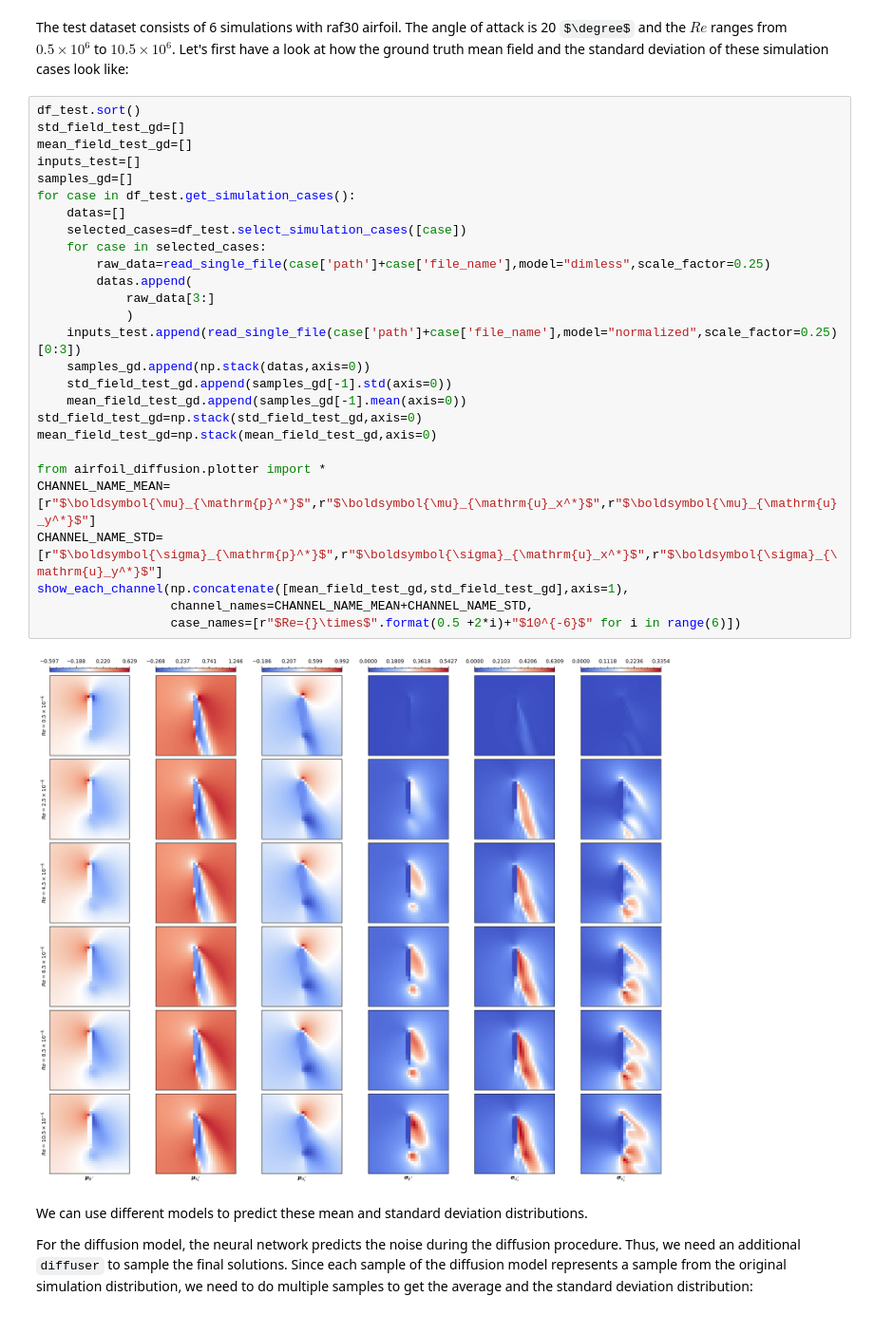
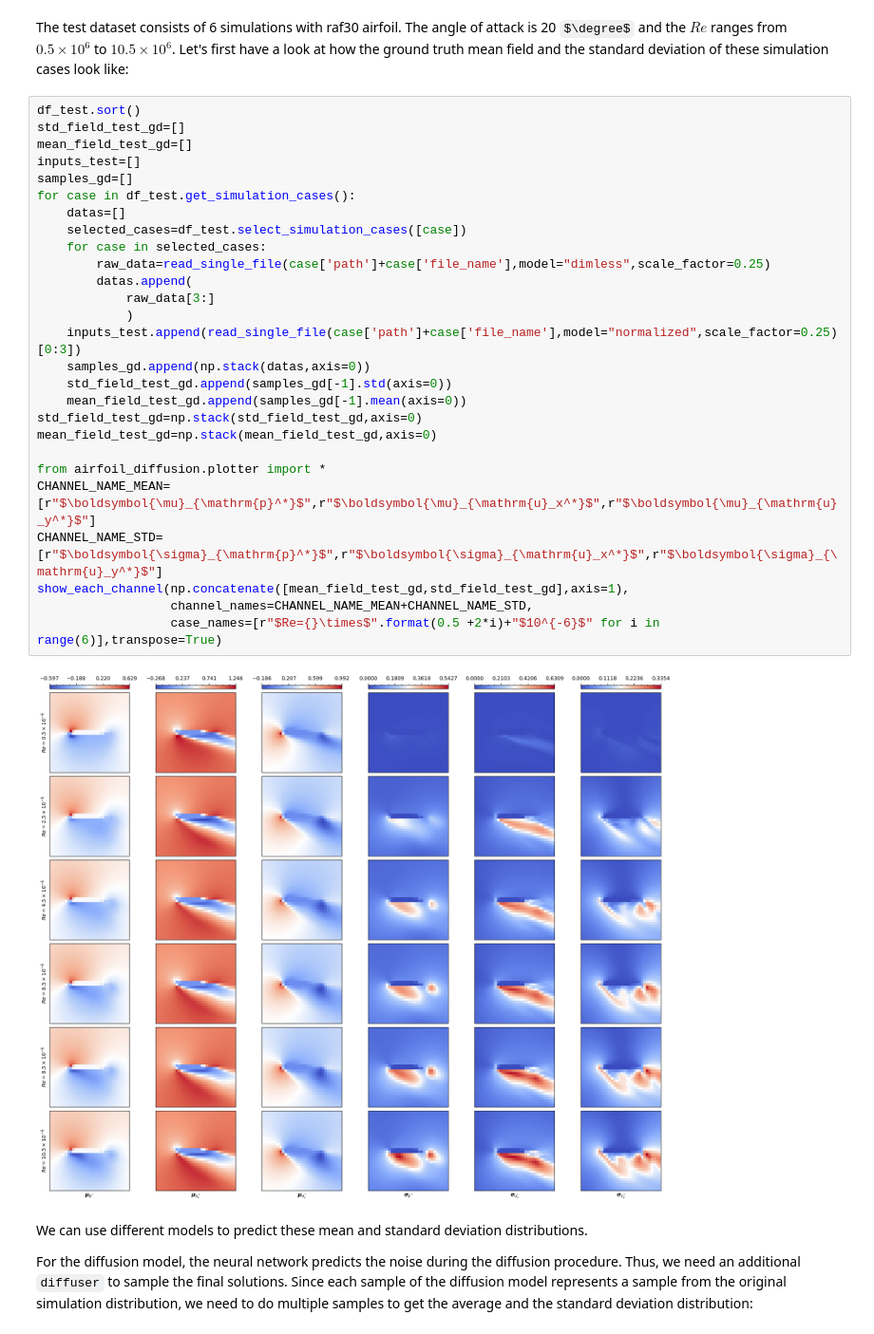
Before and after one commit to tum-pbs/Diffusion-based-Flow-Prediction, a Jupyter notebook: sample.ipynb, the cells around one changed output. Shown: that part at 95% size. Drawn from its saved outputs; the diff is of its cells as text; some formulas as TeX source.

Commit message:
transpose the sample image and update gitignore

```diff
--- a/sample.ipynb
+++ b/sample.ipynb
@@ -27,32 +27,32 @@ The test dataset consists of 6 simulations with raf30 airfoil. The angle of atta
 # %%
 df_test.sort()
 std_field_test_gd=[]
 mean_field_test_gd=[]
 inputs_test=[]
 samples_gd=[]
 for case in df_test.get_simulation_cases():
     datas=[]
     selected_cases=df_test.select_simulation_cases([case])
     for case in selected_cases:
         raw_data=read_single_file(case['path']+case['file_name'],model="dimless",scale_factor=0.25)
         datas.append(
             raw_data[3:]
             )
     inputs_test.append(read_single_file(case['path']+case['file_name'],model="normalized",scale_factor=0.25)[0:3])
     samples_gd.append(np.stack(datas,axis=0))
     std_field_test_gd.append(samples_gd[-1].std(axis=0))
     mean_field_test_gd.append(samples_gd[-1].mean(axis=0))
 std_field_test_gd=np.stack(std_field_test_gd,axis=0)
 mean_field_test_gd=np.stack(mean_field_test_gd,axis=0)
 
 from airfoil_diffusion.plotter import *
 CHANNEL_NAME_MEAN=[r"$\boldsymbol{\mu}_{\mathrm{p}^*}$",r"$\boldsymbol{\mu}_{\mathrm{u}_x^*}$",r"$\boldsymbol{\mu}_{\mathrm{u}_y^*}$"]
 CHANNEL_NAME_STD=[r"$\boldsymbol{\sigma}_{\mathrm{p}^*}$",r"$\boldsymbol{\sigma}_{\mathrm{u}_x^*}$",r"$\boldsymbol{\sigma}_{\mathrm{u}_y^*}$"]
 show_each_channel(np.concatenate([mean_field_test_gd,std_field_test_gd],axis=1),
                   channel_names=CHANNEL_NAME_MEAN+CHANNEL_NAME_STD,
-                  case_names=[r"$Re={}\times$".format(0.5 +2*i)+"$10^{-6}$" for i in range(6)])
+                  case_names=[r"$Re={}\times$".format(0.5 +2*i)+"$10^{-6}$" for i in range(6)],transpose=True)
 # %% [output]
-[figure, old version]
+[figure, new version]
 # %% [markdown]
 We can use different models to predict these mean and standard deviation distributions.
 
```
Also changed, not shown: parts of 2 cells of this notebook, 2 other files.
